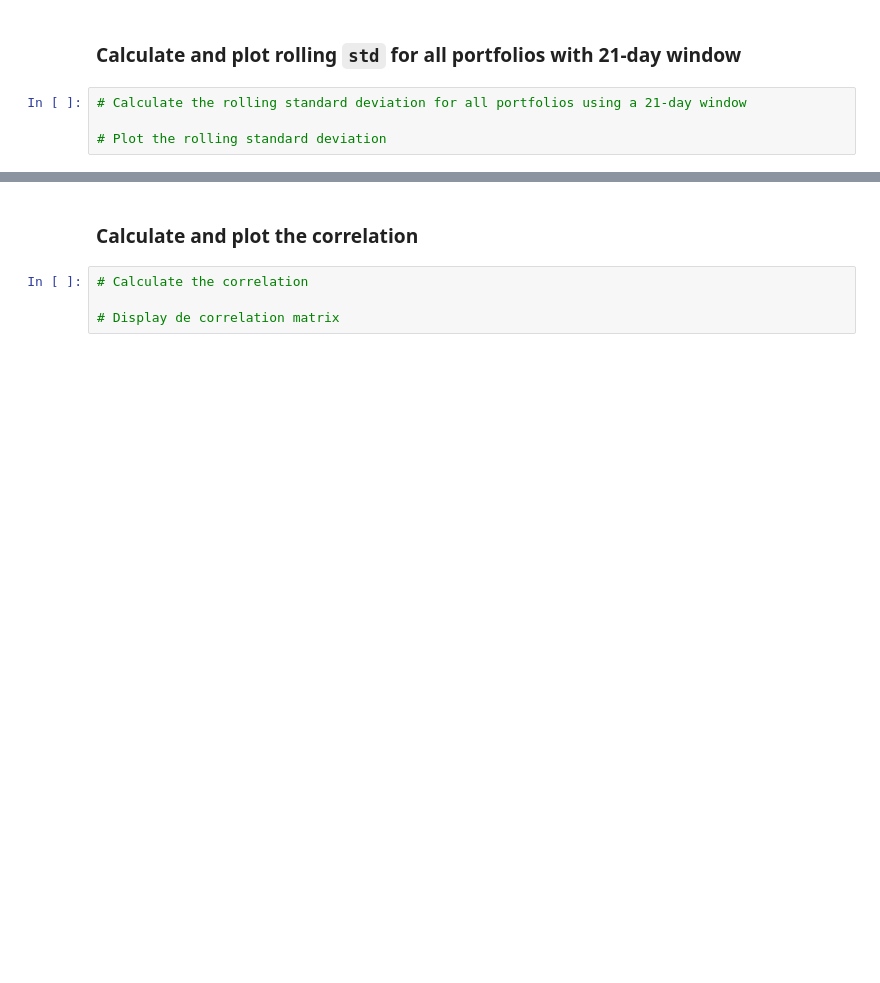
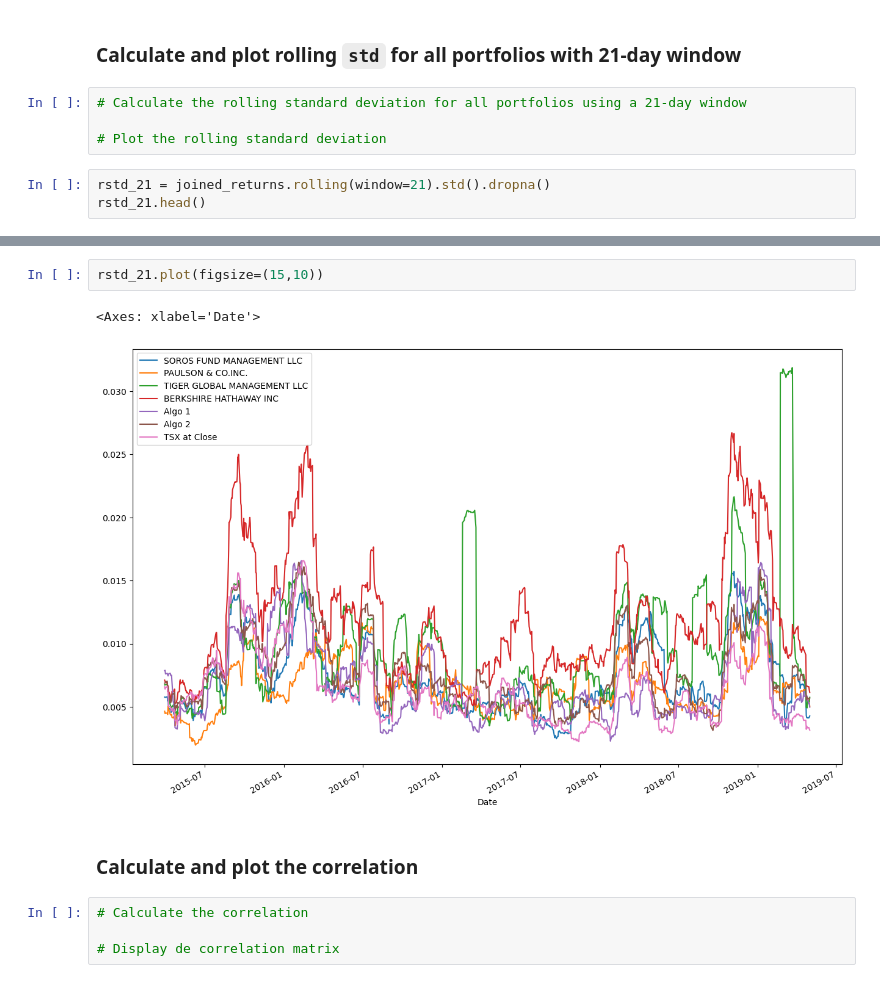
Before and after one commit to victorpintom/Challenge-4, a Jupyter notebook: Starter_Code/whale_analysis.ipynb, the cells around one changed output, grey strips where cells are left out. Cells and saved outputs as stored; diff of their text form; blank space fills up the shorter version.

```diff
--- a/Starter_Code/whale_analysis.ipynb
+++ b/Starter_Code/whale_analysis.ipynb
@@ -424,3 +425,6 @@ Risk changes over time. Analyze the rolling statistics for Risk and Beta.
 # Calculate the rolling standard deviation for all portfolios using a 21-day window
 
 # Plot the rolling standard deviation
+# %%
+rstd_21 = joined_returns.rolling(window=21).std().dropna()
+rstd_21.head()
@@ -427,3 +439,8 @@ Risk changes over time. Analyze the rolling statistics for Risk and Beta.
+# %%
+rstd_21.plot(figsize=(15,10))
+# %% [output]
+<Axes: xlabel='Date'>
+[figure, added]
 # %% [markdown]
 ### Calculate and plot the correlation
 # %%
```
Also changed, not shown: parts of 55 cells of this notebook, 5 other files.
